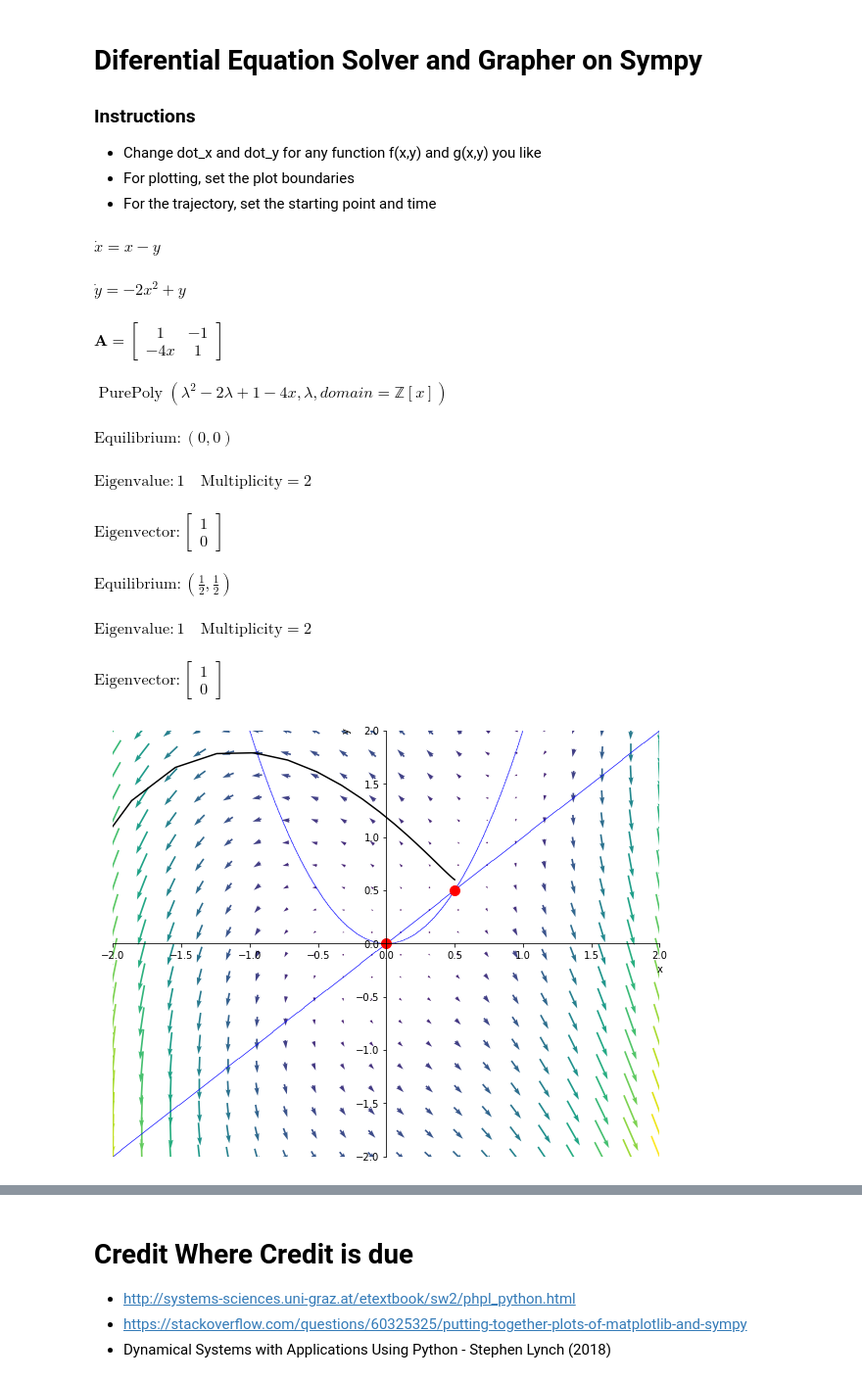
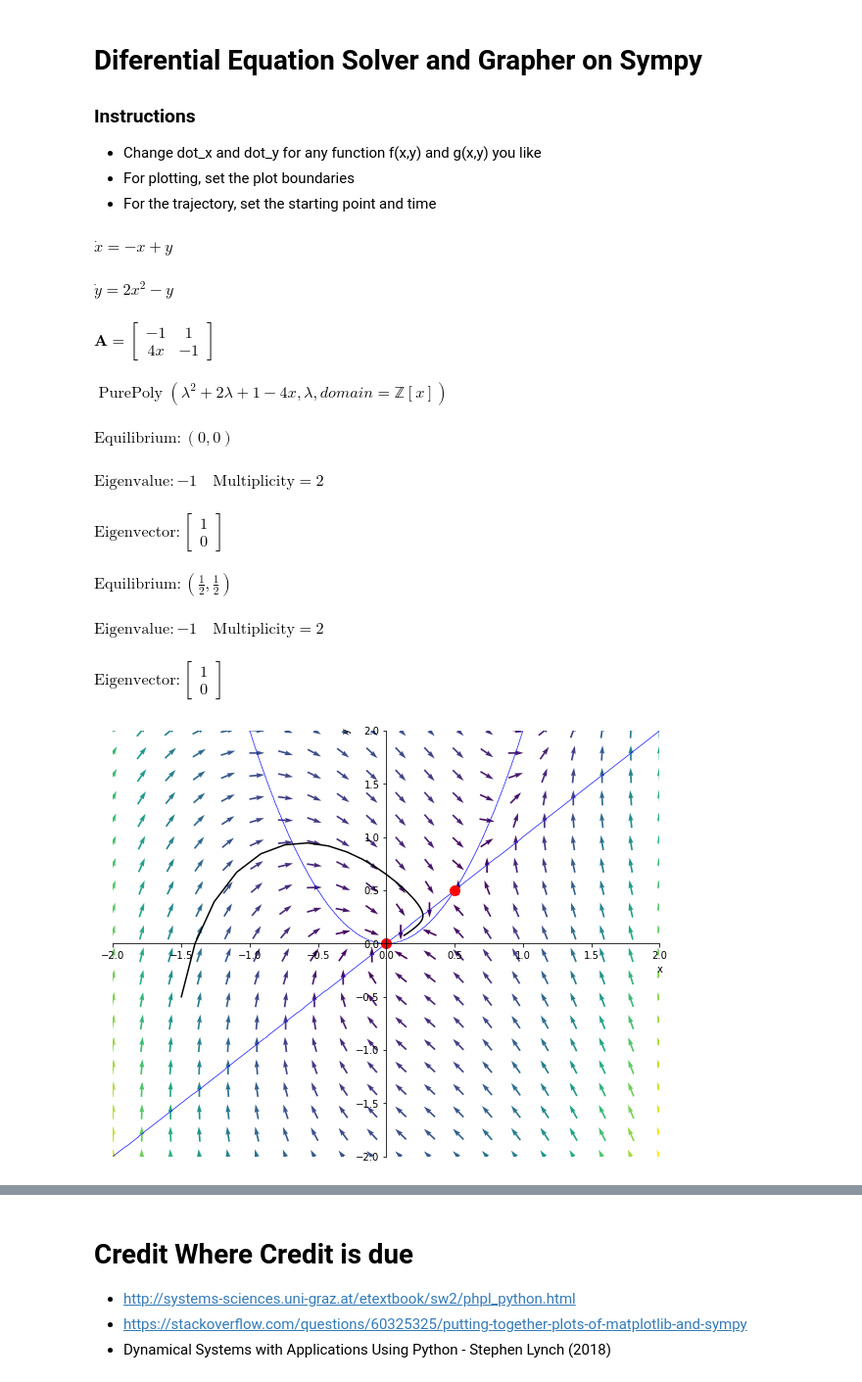
Before and after one commit to ndharari/diffeq, a Jupyter notebook: diffeq.ipynb, the cells around one changed output, grey strips where cells are left out. Shown: that part at 98% size. Saved outputs shown, nothing was run; the diff lists cells and outputs as text; code cells hidden in the pictures.

```diff
--- a/diffeq.ipynb
+++ b/diffeq.ipynb
@@ -24,13 +24,13 @@ def move_sympyplot_to_axes(p, ax):
     plt.close(backend.fig)
 # %%
 # Defining the equations via sympy
-dot_x = x-y   # f(x,y)
-dot_y = -2*x**2+y  # g(x,y)
+dot_x = -x+y   # f(x,y)
+dot_y = 2*x**2-y  # g(x,y)
 display(Math('\dot{x} = '+ sm.latex(dot_x)))
 display(Math('\dot{y} = '+ sm.latex(dot_y)))
 # %% [output]
-$\displaystyle \dot{x} = x - y$
+$\displaystyle \dot{x} = - x + y$
-$\displaystyle \dot{y} = - 2 x^{2} + y$
+$\displaystyle \dot{y} = 2 x^{2} - y$
 # %%
 ## A matrix from dot(X)=AX (if system is linear)
 # We contruct the vector <f(x,y), g(x,y)>.
@@ -39,13 +39,13 @@ A_vector = sm.Matrix([dot_x, dot_y])
 A_matrix = A_vector.jacobian(([x, y]))
 display(Math('\mathbf{A} = '+ sm.latex(A_matrix)))
 # %% [output]
-$\displaystyle \mathbf{A} = \left[\begin{matrix}1 & -1\\- 4 x & 1\end{matrix}\right]$
+$\displaystyle \mathbf{A} = \left[\begin{matrix}-1 & 1\\4 x & -1\end{matrix}\right]$
 # %%
 # Calculates Characteristic Polynomial
 charpoly = A_matrix.charpoly()
 charpoly
 # %% [output]
-$\displaystyle \operatorname{PurePoly}{\left( \lambda^{2} - 2 \lambda + 1 - 4 x, \lambda, domain=\mathbb{Z}\left[x\right] \right)}$
+$\displaystyle \operatorname{PurePoly}{\left( \lambda^{2} + 2 \lambda + 1 - 4 x, \lambda, domain=\mathbb{Z}\left[x\right] \right)}$
 # %%
 # Setting equations to zero and computing Fixed Points
 dot_x_Equal, dot_y_Equal = sm.Eq(dot_x, 0), sm.Eq(dot_y, 0)
@@ -67,10 +67,10 @@ for eq in equilibria:
             display(Math("\mathrm{Eigenvector}: "+ sm.latex(pair[2][0])))
 # %% [output]
 $\displaystyle \mathrm{Equilibrium}: (0,0)$
-$\displaystyle \mathrm{Eigenvalue}:1\quad \mathrm{Multiplicity}=2$
+$\displaystyle \mathrm{Eigenvalue}:-1\quad \mathrm{Multiplicity}=2$
 $\displaystyle \mathrm{Eigenvector}: \left[\begin{matrix}1\\0\end{matrix}\right]$
 $\displaystyle \mathrm{Equilibrium}: (\frac{1}{2},\frac{1}{2})$
-$\displaystyle \mathrm{Eigenvalue}:1\quad \mathrm{Multiplicity}=2$
+$\displaystyle \mathrm{Eigenvalue}:-1\quad \mathrm{Multiplicity}=2$
 $\displaystyle \mathrm{Eigenvector}: \left[\begin{matrix}1\\0\end{matrix}\right]$
 # %%
 # Ploting  parameters
@@ -82,13 +82,14 @@ ax = fig.add_subplot(1,1,1)
 x_min, y_min, y_max, x_max = -2, -2, 2, 2
 # For plotting the trajectory
 time, dt = 50, 0.1
-x_0, y_0 = 0.5, 0.6
+x_0, y_0 = -1.5, -0.5
+# Choose if normalization of vectors is applied
+normalize = True
 
 #################################
 # Plot fixed points
 for point in equilibria:
     ax.plot(point[x],point[y],"red", marker = "o", markersize = 10.0)
-
 
 # To plot we translate from sympy to numpy
 x_movement = lambdify((x, y), dot_x)
@@ -99,33 +100,39 @@ x_line = np.linspace(x_min, x_max, 20)
 y_line = np.linspace(y_min, y_max, 20)
 
 # Plot a singular trayectory
 x_list= [x_0]
 y_list = [y_0]
 for i in range(time):
     x_list.append(x_list[i] + (x_movement(x_list[i], y_list[i])) * dt)
     y_list.append(y_list[i] + (y_movement(x_list[i], y_list[i])) * dt)
 
 ax.plot(x_list, y_list, color="black")
 
 # Quiverplot
 # create a grid and set the dir vecs
 X, Y = np.meshgrid(x_line, y_line)
 x_dir, y_dir = x_movement(X,Y), y_movement(X,Y)
-# prepare the colour
-M = (np.hypot(x_dir, y_dir))
+# prepare the colour and normalization factor
+norm = np.sqrt(x_dir**2 + y_dir**2)
+
+#Normalize
+if normalize:
+    x_dir /= norm
+    y_dir /= norm
+
 plt.quiver(X, Y,
            x_dir,
            y_dir,
            M,
            pivot='mid')
 
 # Plot Nullclines
 p1 = sm.plot_implicit(dot_x_Equal, (x, x_min, x_max), (y, y_min, y_max), show= False)
 p2 = sm.plot_implicit(dot_y_Equal, (x, x_min, x_max), (y, y_min, y_max), show= False)
 
 move_sympyplot_to_axes(p1, ax)
 move_sympyplot_to_axes(p2, ax)
 
 plt.show()
 # %% [output]
-[figure, old version]
+[figure, new version]
```
Also changed, not shown: parts of 1 cell of this notebook.
